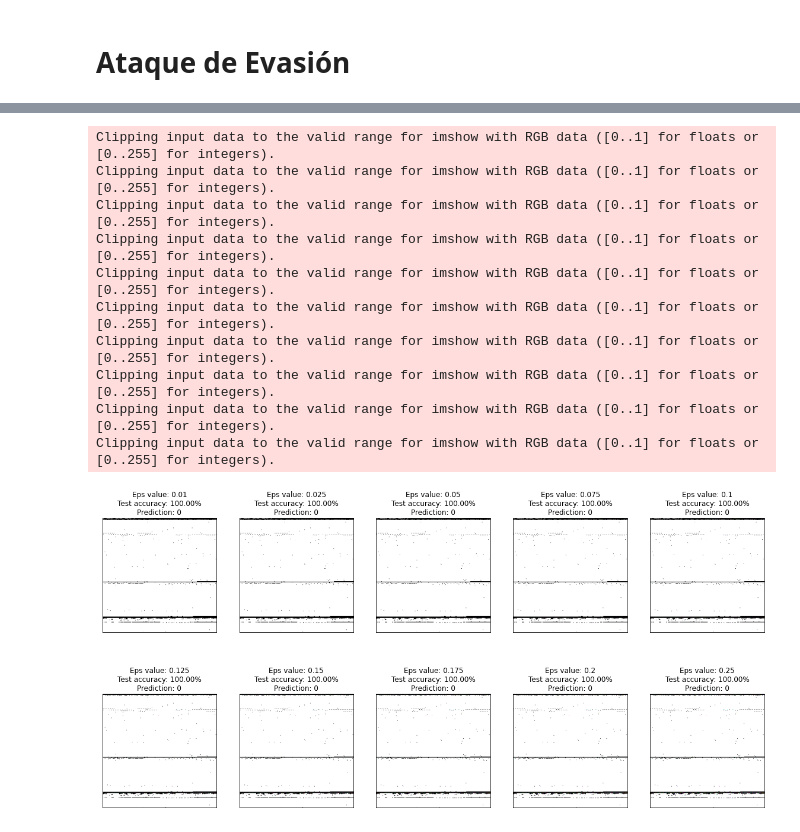
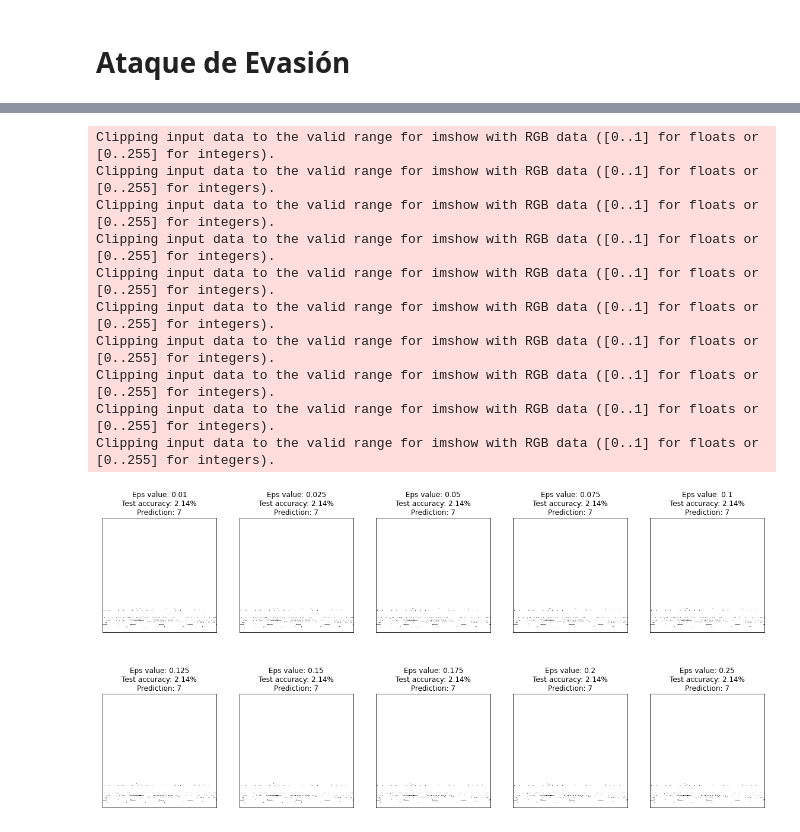
Before and after one commit to Olivverde/DL-attack, a Jupyter notebook: Ataque Evasión Lab7.ipynb, the cells around one changed output, grey strips where cells are left out. Cells and saved outputs as stored; diff of their text form; code cells hidden in the pictures.

```diff
--- a/Ataque Evasión Lab7.ipynb
+++ b/Ataque Evasión Lab7.ipynb
@@ -9,4 +9,4 @@ import matplotlib.pyplot as plt
 
 tf.compat.v1.disable_eager_execution()
 # %%
-vulnerable_model = tf.keras.models.load_model("modelo_victima_lab7")
+vulnerable_model = tf.keras.models.load_model("modelo_victima_lab7_cat")
@@ -92,6 +97,7 @@ plt.imshow(images_np[0])
 # %%
 # for each image in images_np, create an adversarial image
 adversarial_images = []
+input_images_3d = []
 input_images = []
 for image in images_np:
     # image to float32
@@ -108,6 +114,7 @@ for image in images_np:
     input_array = np.expand_dims(resized_array, axis=0)  # Add a new dimension at the beginning
     input_array = np.repeat(input_array, 3, axis=-1)
     input_images.append(input_array)
+    input_images_3d.append(input_array)
 
     #Generamos imagenes adversariales a partir de un dataset que queremos perturbar
     test_images_adv = attack_fgsm.generate(x=input_array)
@@ -198,22 +210,7 @@ for i in range(nrows):
 
         # for each image in images_np, create an adversarial image
         adversarial_images = []
-        input_images = []
-        for image in images_np:
-            # image to float32
-            image = image.astype(np.float32)
-            input_image = Image.fromarray(image.squeeze())
-            resized_image = input_image.resize((256, 256))
-            resized_array = np.array(resized_image)
-
-            if len(resized_array.shape) == 2:  # If the array is grayscale, add an extra channel dimension
-                resized_array = np.expand_dims(resized_array, axis=-1)
-            elif resized_array.shape[2] > 3:  # If the array has more than 3 channels, keep only the first 3
-                resized_array = resized_array[:, :, :3]
-
-            input_array = np.expand_dims(resized_array, axis=0)  # Add a new dimension at the beginning
-            input_array = np.repeat(input_array, 3, axis=-1)
-            input_images.append(input_array)
+        for image in input_images_3d:
 
             #Generamos imagenes adversariales a partir de un dataset que queremos perturbar
             test_images_adv = attack_fgsm.generate(x=input_array)
@@ -226,7 +223,6 @@ for i in range(nrows):
         axes[i, j].set_xticks(ticks=[])
         axes[i, j].set_yticks(ticks=[])
 
-        # eliminar la segunda dimension de input_images
         adversarial_images = np.array(adversarial_images)
 
         # Evaluating model performance on adversarial samples and retrieving test accuracy
@@ -236,32 +232,32 @@ for i in range(nrows):
             )[1]
 
         # Getting prediction for the image that we displayed
         prediction = np.argmax(vulnerable_model.predict(
-            x=np.expand_dims(a=test_images_adv[0],
+            x=np.expand_dims(a=adversarial_images[0],
             axis=0)
             ))
 
         # Showing the current eps value, test accuracy, and prediction
         axes[i, j].set_title(
             label=f"Eps value: {eps_to_try[counter]}\n"
             f"Test accuracy: {test_score * 100:.2f}%\n"
             f"Prediction: {prediction}"
             )
 
         # Incrementing counter
         counter += 1
 
 # Showing the plot
 plt.show()
 # %% [output]
 Clipping input data to the valid range for imshow with RGB data ([0..1] for floats or [0..255] for integers).
 Clipping input data to the valid range for imshow with RGB data ([0..1] for floats or [0..255] for integers).
 Clipping input data to the valid range for imshow with RGB data ([0..1] for floats or [0..255] for integers).
 Clipping input data to the valid range for imshow with RGB data ([0..1] for floats or [0..255] for integers).
 Clipping input data to the valid range for imshow with RGB data ([0..1] for floats or [0..255] for integers).
 Clipping input data to the valid range for imshow with RGB data ([0..1] for floats or [0..255] for integers).
 Clipping input data to the valid range for imshow with RGB data ([0..1] for floats or [0..255] for integers).
 Clipping input data to the valid range for imshow with RGB data ([0..1] for floats or [0..255] for integers).
 Clipping input data to the valid range for imshow with RGB data ([0..1] for floats or [0..255] for integers).
 Clipping input data to the valid range for imshow with RGB data ([0..1] for floats or [0..255] for integers).
-[figure, old version]
+[figure, new version]
```
Also changed, not shown: parts of 15 cells of this notebook, 6 other files.
